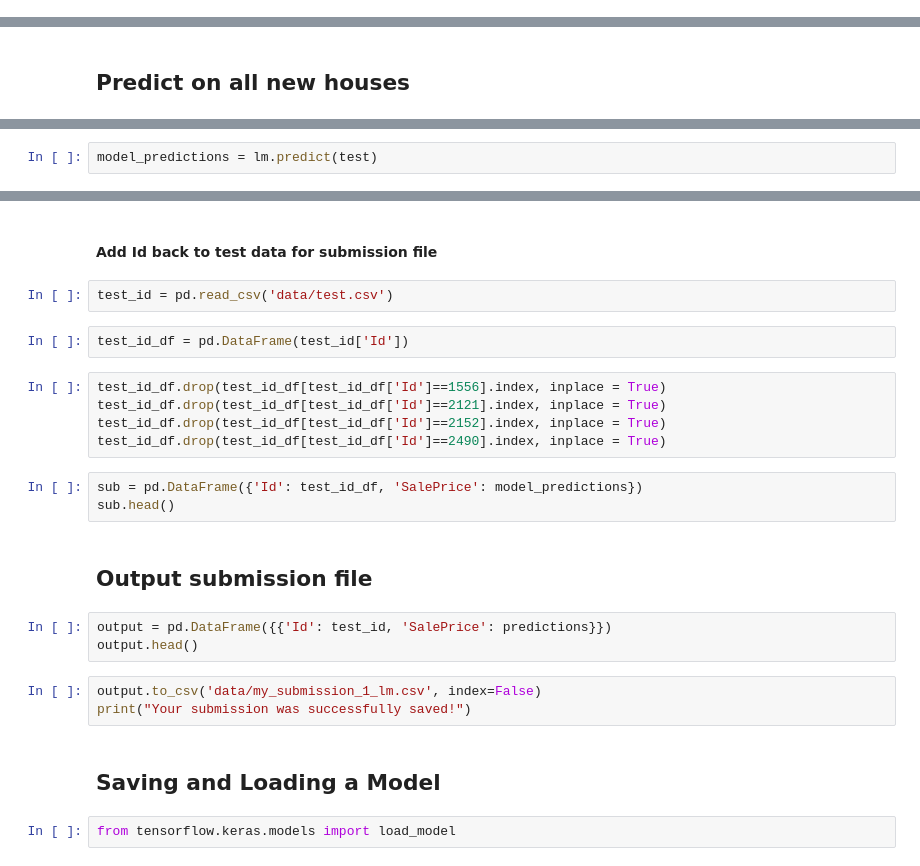
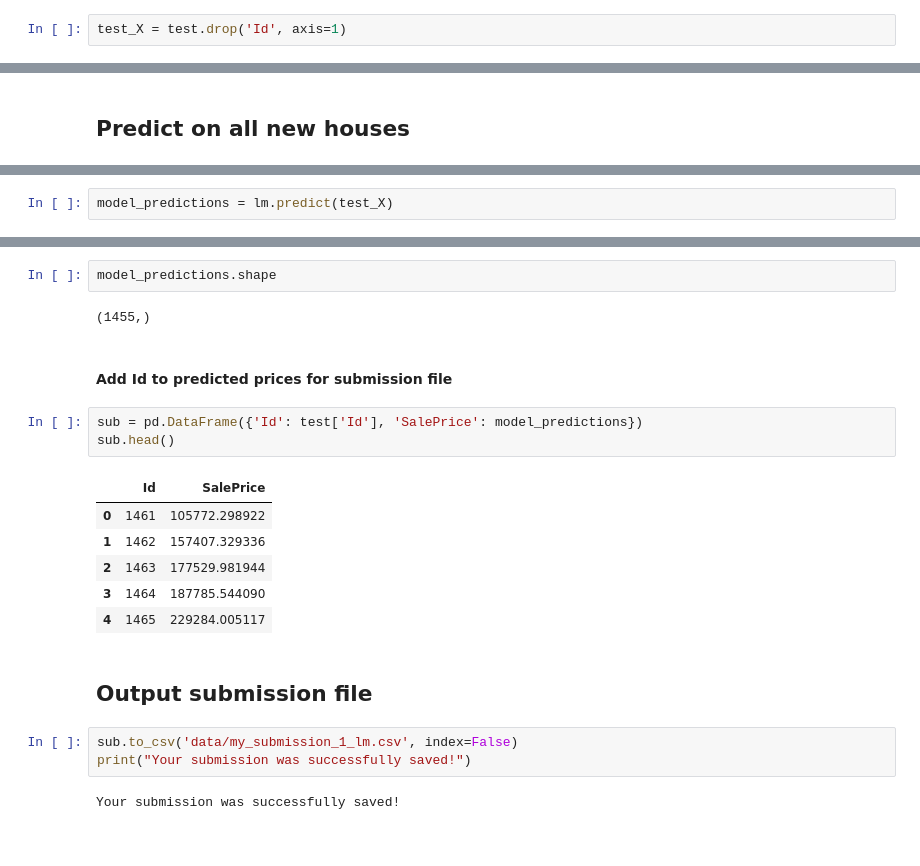
Before and after one commit to HHook/keras-house-prices, a Jupyter notebook: Machine learning part.ipynb, the cells around one changed output, grey strips where cells are left out. Saved outputs shown, nothing was run; the diff lists cells and outputs as text.

Commit message:
Linear regression  model submission

```diff
--- a/Machine learning part.ipynb
+++ b/Machine learning part.ipynb
@@ -141 +137,3 @@ memory usage: 2.1 MB
+# %%
+test_X = test.drop('Id', axis=1)
 # %%
@@ -153,2 +149,2 @@ test_with_id = pd.merge(test_id, test, how = 'inner', left_index = True, right_i
 # %%
-model_predictions = lm.predict(test)
+model_predictions = lm.predict(test_X)
@@ -171,26 +151,23 @@ lm_test_preds.head()
+# %%
+model_predictions.shape
+# %% [output]
+(1455,)
 # %% [markdown]
-#### Add Id back to test data for submission file
+#### Add Id to predicted prices for submission file
-# %%
-test_id = pd.read_csv('data/test.csv')
-# %%
-test_id_df = pd.DataFrame(test_id['Id'])
-# %%
-test_id_df.drop(test_id_df[test_id_df['Id']==1556].index, inplace = True)
-test_id_df.drop(test_id_df[test_id_df['Id']==2121].index, inplace = True)
-test_id_df.drop(test_id_df[test_id_df['Id']==2152].index, inplace = True)
-test_id_df.drop(test_id_df[test_id_df['Id']==2490].index, inplace = True)
 # %%
-sub = pd.DataFrame({'Id': test_id_df, 'SalePrice': model_predictions})
+sub = pd.DataFrame({'Id': test['Id'], 'SalePrice': model_predictions})
 sub.head()
+# %% [output]
+|  | Id | SalePrice |
+| 0 | 1461 | 105772.298922 |
+| 1 | 1462 | 157407.329336 |
+| 2 | 1463 | 177529.981944 |
+| 3 | 1464 | 187785.544090 |
+| 4 | 1465 | 229284.005117 |
 # %% [markdown]
 ## Output submission file
-# %%
-output = pd.DataFrame({{'Id': test_id, 'SalePrice': predictions}})
-output.head()
 # %%
-output.to_csv('data/my_submission_1_lm.csv', index=False)
+sub.to_csv('data/my_submission_1_lm.csv', index=False)
 print("Your submission was successfully saved!")
+# %% [output]
+Your submission was successfully saved!
-# %% [markdown]
-## Saving and Loading a Model
-# %%
-from tensorflow.keras.models import load_model
```
Also changed, not shown: parts of 9 cells of this notebook, 4 other files.
